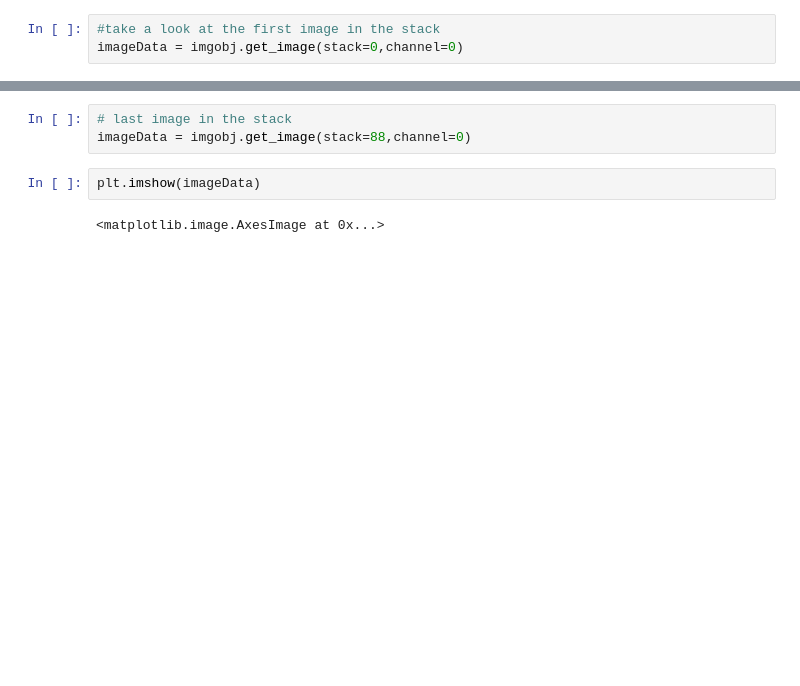
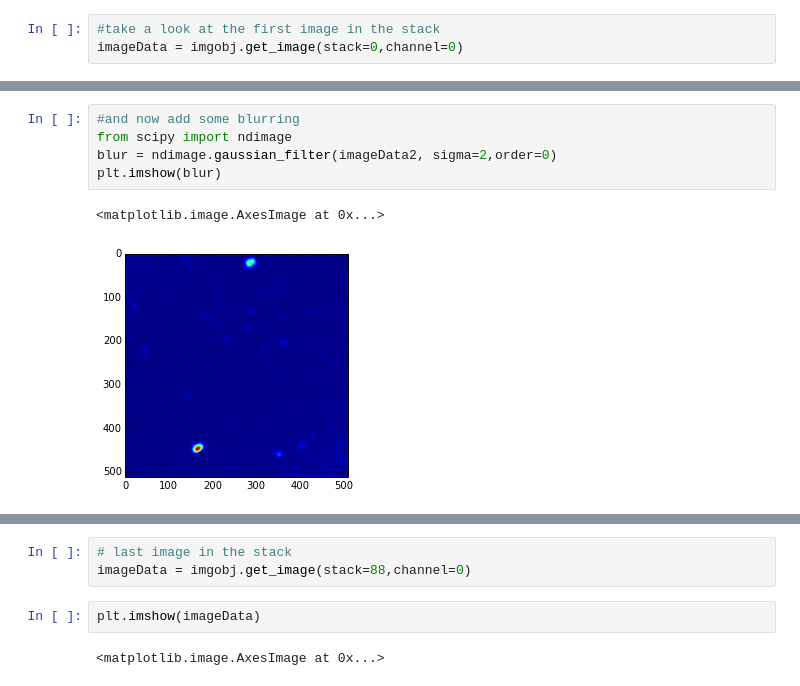
Before and after one commit to qmorgan/qsoft, a Jupyter notebook: Software/Cell/LSMTest/LSMExploration.ipynb, the cells around one changed output, grey strips where cells are left out. Cells and saved outputs as stored; diff of their text form; blank space fills up the shorter version.

```diff
--- a/Software/Cell/LSMTest/LSMExploration.ipynb
+++ b/Software/Cell/LSMTest/LSMExploration.ipynb
@@ -39,0 +118,8 @@ plt.imshow(imageData)
+# %%
+#and now add some blurring
+from scipy import ndimage
+blur = ndimage.gaussian_filter(imageData2, sigma=2,order=0)
+plt.imshow(blur)
+# %% [output]
+<matplotlib.image.AxesImage at 0x...>
+[figure, added]
```
Also changed, not shown: parts of 22 cells of this notebook, 1 other file.
